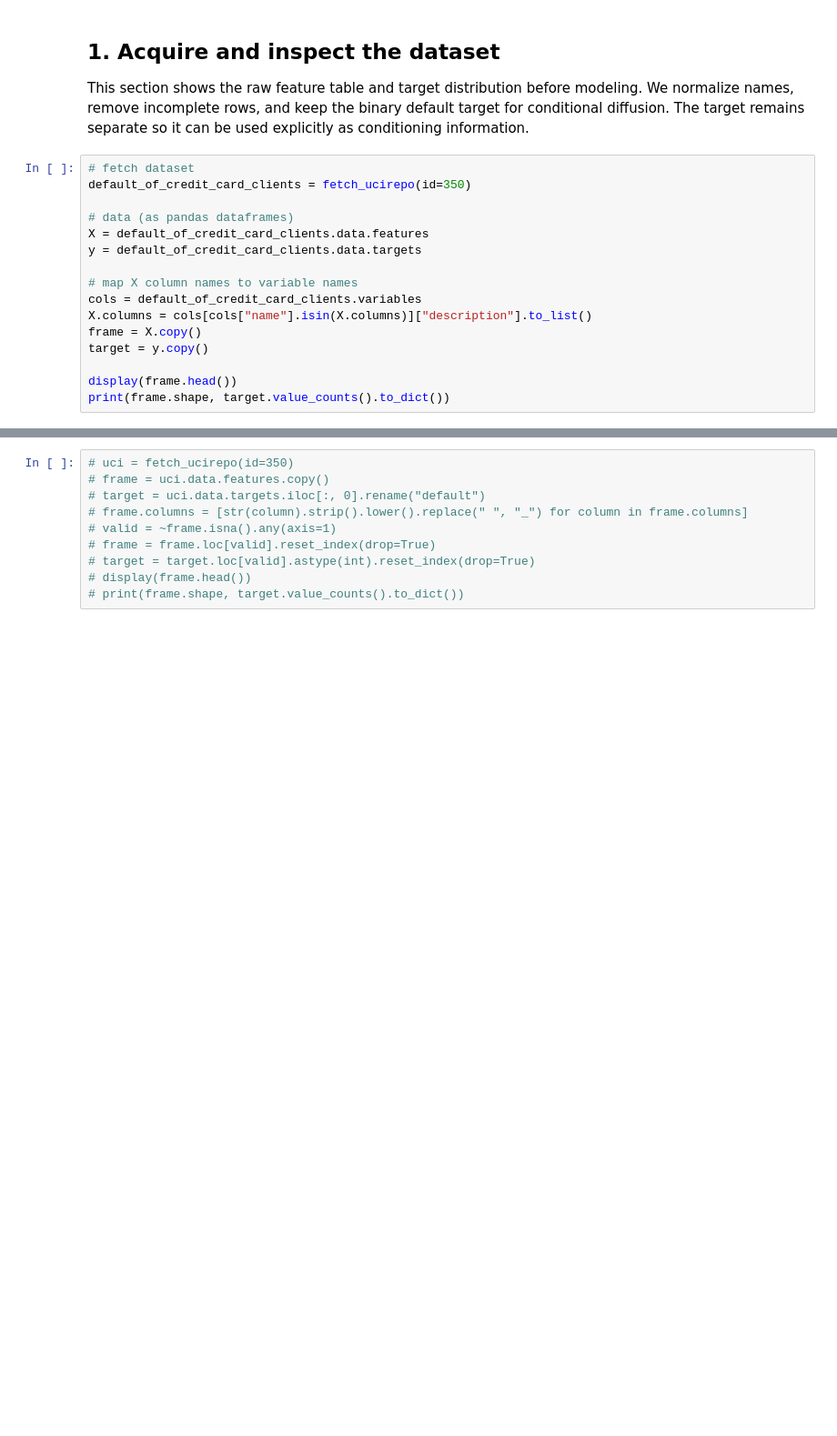
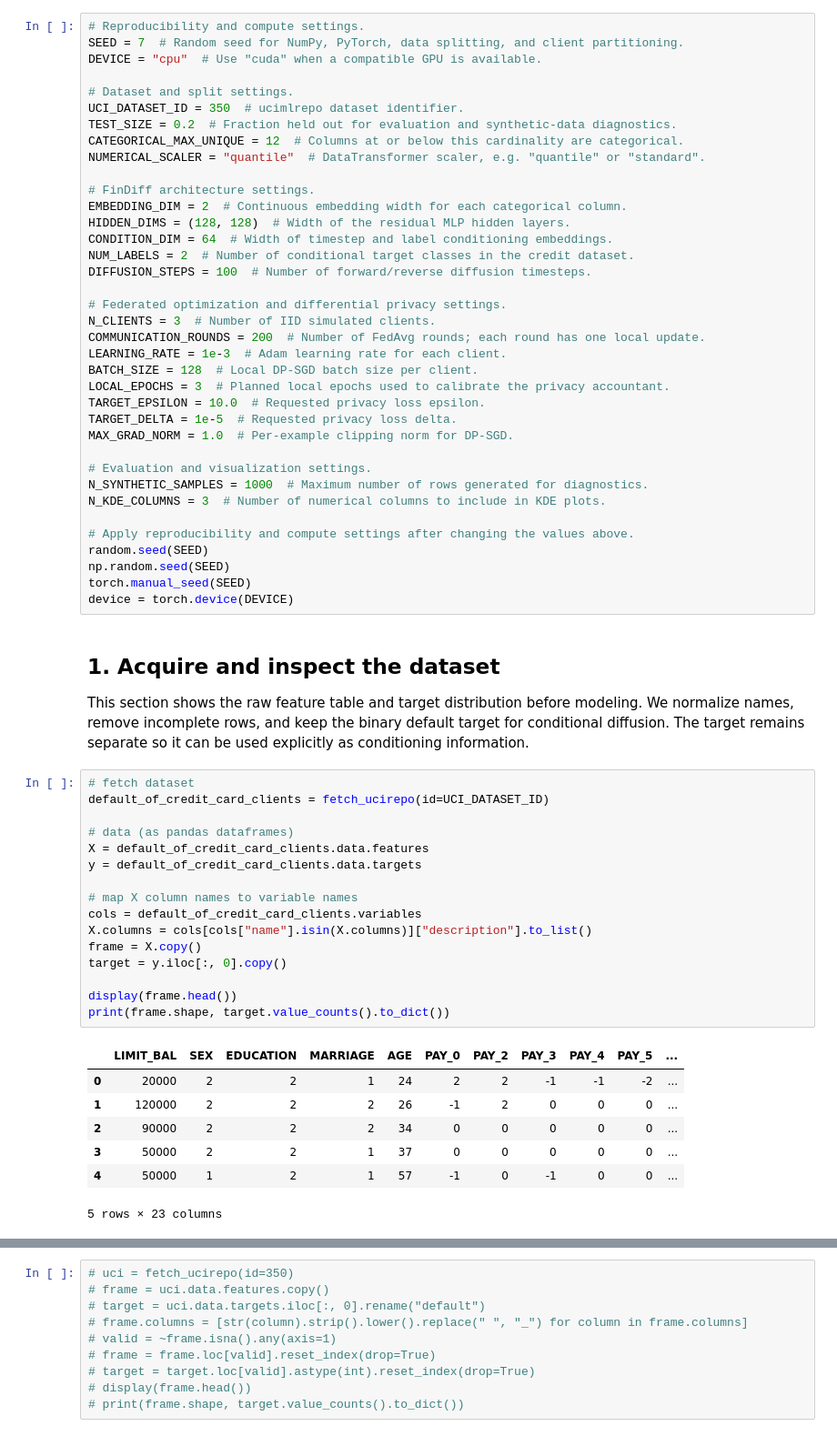
Before and after one commit to sattarov/DP-FedTabDiff, a Jupyter notebook: examples/uci_credit_federated_findiff.ipynb, the cells around one changed output, grey strips where cells are left out. Shown at 91% size. Cells and saved outputs as stored; diff of their text form; blank space fills up the shorter version.

```diff
--- a/examples/uci_credit_federated_findiff.ipynb
+++ b/examples/uci_credit_federated_findiff.ipynb
@@ -37,20 +37,65 @@ device = torch.device("cpu")
+# %%
+# Reproducibility and compute settings.
+SEED = 7  # Random seed for NumPy, PyTorch, data splitting, and client partitioning.
+DEVICE = "cpu"  # Use "cuda" when a compatible GPU is available.
+
+# Dataset and split settings.
+UCI_DATASET_ID = 350  # ucimlrepo dataset identifier.
+TEST_SIZE = 0.2  # Fraction held out for evaluation and synthetic-data diagnostics.
+CATEGORICAL_MAX_UNIQUE = 12  # Columns at or below this cardinality are categorical.
+NUMERICAL_SCALER = "quantile"  # DataTransformer scaler, e.g. "quantile" or "standard".
+
+# FinDiff architecture settings.
+EMBEDDING_DIM = 2  # Continuous embedding width for each categorical column.
+HIDDEN_DIMS = (128, 128)  # Width of the residual MLP hidden layers.
+CONDITION_DIM = 64  # Width of timestep and label conditioning embeddings.
+NUM_LABELS = 2  # Number of conditional target classes in the credit dataset.
+DIFFUSION_STEPS = 100  # Number of forward/reverse diffusion timesteps.
+
+# Federated optimization and differential privacy settings.
+N_CLIENTS = 3  # Number of IID simulated clients.
+COMMUNICATION_ROUNDS = 200  # Number of FedAvg rounds; each round has one local update.
+LEARNING_RATE = 1e-3  # Adam learning rate for each client.
+BATCH_SIZE = 128  # Local DP-SGD batch size per client.
+LOCAL_EPOCHS = 3  # Planned local epochs used to calibrate the privacy accountant.
+TARGET_EPSILON = 10.0  # Requested privacy loss epsilon.
+TARGET_DELTA = 1e-5  # Requested privacy loss delta.
+MAX_GRAD_NORM = 1.0  # Per-example clipping norm for DP-SGD.
+
+# Evaluation and visualization settings.
+N_SYNTHETIC_SAMPLES = 1000  # Maximum number of rows generated for diagnostics.
+N_KDE_COLUMNS = 3  # Number of numerical columns to include in KDE plots.
+
+# Apply reproducibility and compute settings after changing the values above.
+random.seed(SEED)
+np.random.seed(SEED)
+torch.manual_seed(SEED)
+device = torch.device(DEVICE)
 # %% [markdown]
 ## 1. Acquire and inspect the dataset
 
 This section shows the raw feature table and target distribution before modeling. We normalize names, remove incomplete rows, and keep the binary default target for conditional diffusion. The target remains separate so it can be used explicitly as conditioning information.
 # %%
 # fetch dataset
-default_of_credit_card_clients = fetch_ucirepo(id=350)
+default_of_credit_card_clients = fetch_ucirepo(id=UCI_DATASET_ID)
 
 # data (as pandas dataframes)
 X = default_of_credit_card_clients.data.features
 y = default_of_credit_card_clients.data.targets
 
 # map X column names to variable names
 cols = default_of_credit_card_clients.variables
 X.columns = cols[cols["name"].isin(X.columns)]["description"].to_list()
 frame = X.copy()
-target = y.copy()
+target = y.iloc[:, 0].copy()
 
 display(frame.head())
 print(frame.shape, target.value_counts().to_dict())
+# %% [output]
+|  | LIMIT_BAL | SEX | EDUCATION | MARRIAGE | AGE | PAY_0 | PAY_2 | PAY_3 | PAY_4 | PAY_5 | ... |
+| 0 | 20000 | 2 | 2 | 1 | 24 | 2 | 2 | -1 | -1 | -2 | ... |
+| 1 | 120000 | 2 | 2 | 2 | 26 | -1 | 2 | 0 | 0 | 0 | ... |
+| 2 | 90000 | 2 | 2 | 2 | 34 | 0 | 0 | 0 | 0 | 0 | ... |
+| 3 | 50000 | 2 | 2 | 1 | 37 | 0 | 0 | 0 | 0 | 0 | ... |
+| 4 | 50000 | 1 | 2 | 1 | 57 | -1 | 0 | -1 | 0 | 0 | ... |
+5 rows × 23 columns
```
Also changed, not shown: parts of 10 cells of this notebook.
